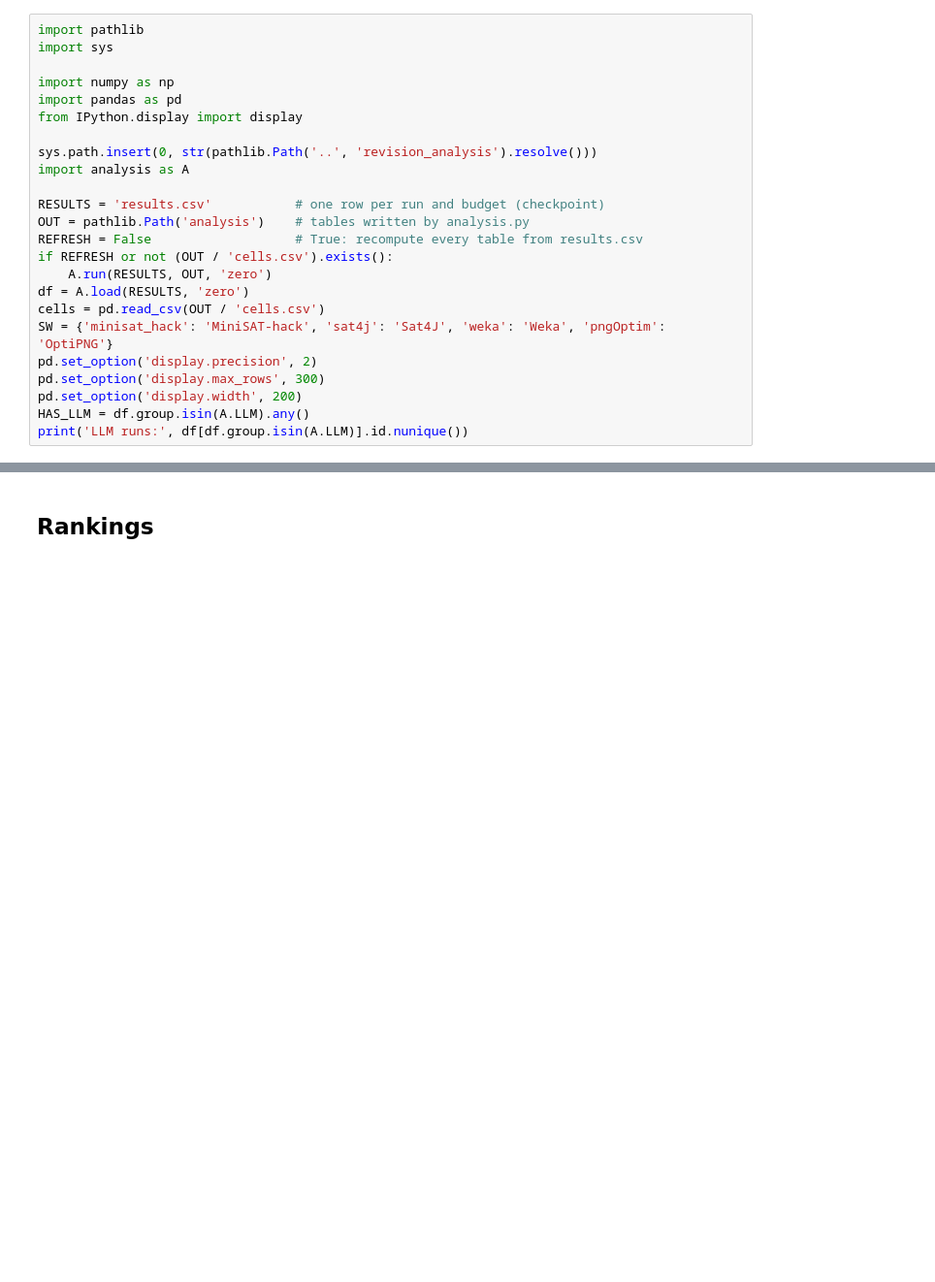
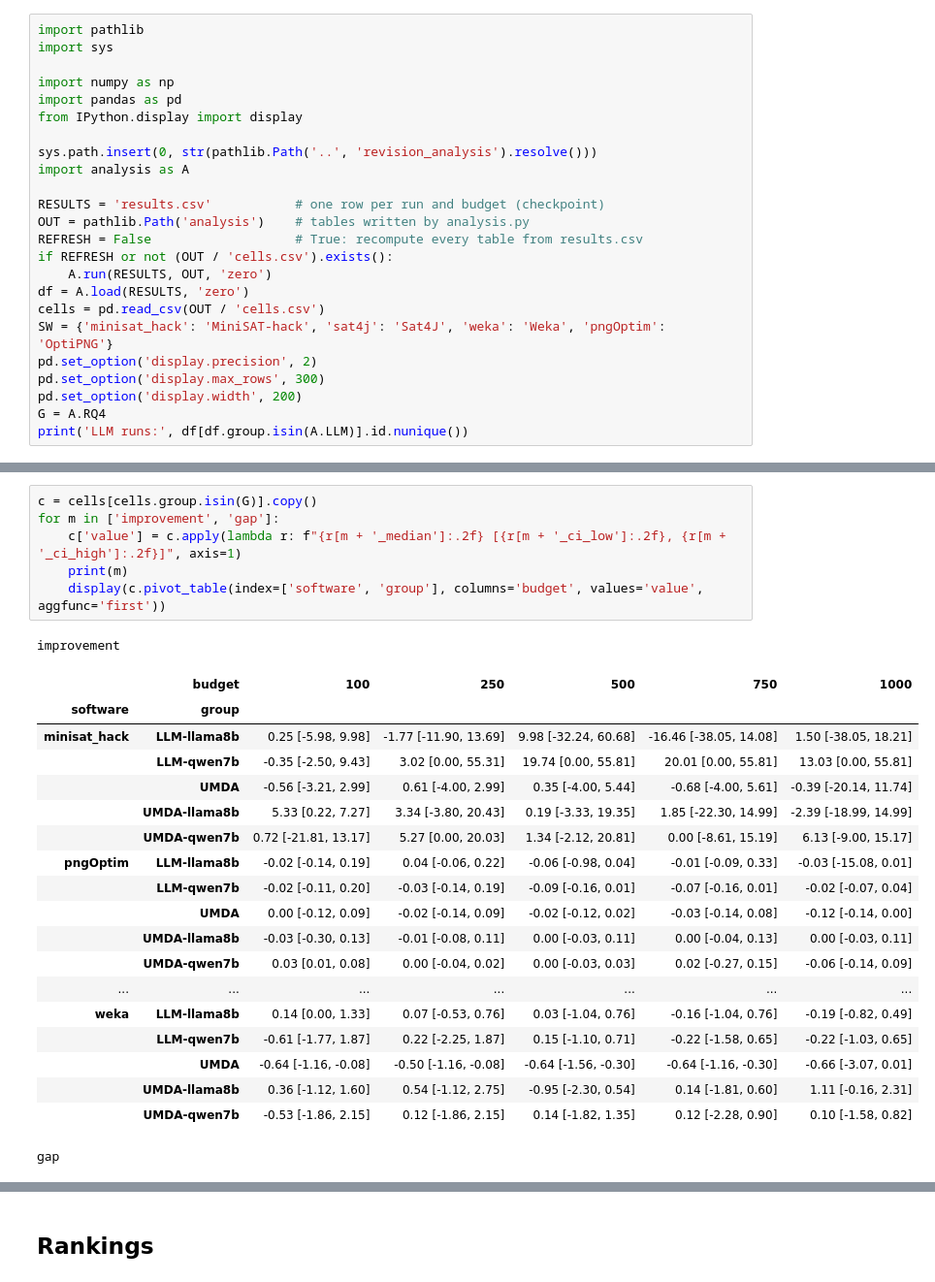
Before and after one commit to paberlo/magpie, a Jupyter notebook: experiments/results_revision/RQ4.ipynb, the cells around one changed output, grey strips where cells are left out. Shown at 97% size. Drawn from its saved outputs; the diff is of its cells as text; blank space fills up the shorter version.

```diff
--- a/experiments/results_revision/RQ4.ipynb
+++ b/experiments/results_revision/RQ4.ipynb
@@ -35,6 +35,6 @@ SW = {'minisat_hack': 'MiniSAT-hack', 'sat4j': 'Sat4J', 'weka': 'Weka', 'pngOpti
 pd.set_option('display.precision', 2)
 pd.set_option('display.max_rows', 300)
 pd.set_option('display.width', 200)
-HAS_LLM = df.group.isin(A.LLM).any()
+G = A.RQ4
 print('LLM runs:', df[df.group.isin(A.LLM)].id.nunique())
 # %% [output]
@@ -41,0 +46,27 @@ LLM runs: 0
+# %%
+c = cells[cells.group.isin(G)].copy()
+for m in ['improvement', 'gap']:
+    c['value'] = c.apply(lambda r: f"{r[m + '_median']:.2f} [{r[m + '_ci_low']:.2f}, {r[m + '_ci_high']:.2f}]", axis=1)
+    print(m)
+    display(c.pivot_table(index=['software', 'group'], columns='budget', values='value', aggfunc='first'))
+# %% [output]
+improvement
+|  | budget | 100 | 250 | 500 | 750 | 1000 |
+| software | group |  |  |  |  |  |
+| minisat_hack | LLM-llama8b | 0.25 [-5.98, 9.98] | -1.77 [-11.90, 13.69] | 9.98 [-32.24, 60.68] | -16.46 [-38.05, 14.08] | 1.50 [-38.05, 18.21] |
+|  | LLM-qwen7b | -0.35 [-2.50, 9.43] | 3.02 [0.00, 55.31] | 19.74 [0.00, 55.81] | 20.01 [0.00, 55.81] | 13.03 [0.00, 55.81] |
+|  | UMDA | -0.56 [-3.21, 2.99] | 0.61 [-4.00, 2.99] | 0.35 [-4.00, 5.44] | -0.68 [-4.00, 5.61] | -0.39 [-20.14, 11.74] |
+|  | UMDA-llama8b | 5.33 [0.22, 7.27] | 3.34 [-3.80, 20.43] | 0.19 [-3.33, 19.35] | 1.85 [-22.30, 14.99] | -2.39 [-18.99, 14.99] |
+|  | UMDA-qwen7b | 0.72 [-21.81, 13.17] | 5.27 [0.00, 20.03] | 1.34 [-2.12, 20.81] | 0.00 [-8.61, 15.19] | 6.13 [-9.00, 15.17] |
+| pngOptim | LLM-llama8b | -0.02 [-0.14, 0.19] | 0.04 [-0.06, 0.22] | -0.06 [-0.98, 0.04] | -0.01 [-0.09, 0.33] | -0.03 [-15.08, 0.01] |
+|  | LLM-qwen7b | -0.02 [-0.11, 0.20] | -0.03 [-0.14, 0.19] | -0.09 [-0.16, 0.01] | -0.07 [-0.16, 0.01] | -0.02 [-0.07, 0.04] |
+|  | UMDA | 0.00 [-0.12, 0.09] | -0.02 [-0.14, 0.09] | -0.02 [-0.12, 0.02] | -0.03 [-0.14, 0.08] | -0.12 [-0.14, 0.00] |
+|  | UMDA-llama8b | -0.03 [-0.30, 0.13] | -0.01 [-0.08, 0.11] | 0.00 [-0.03, 0.11] | 0.00 [-0.04, 0.13] | 0.00 [-0.03, 0.11] |
+|  | UMDA-qwen7b | 0.03 [0.01, 0.08] | 0.00 [-0.04, 0.02] | 0.00 [-0.03, 0.03] | 0.02 [-0.27, 0.15] | -0.06 [-0.14, 0.09] |
+| ... | ... | ... | ... | ... | ... | ... |
+| weka | LLM-llama8b | 0.14 [0.00, 1.33] | 0.07 [-0.53, 0.76] | 0.03 [-1.04, 0.76] | -0.16 [-1.04, 0.76] | -0.19 [-0.82, 0.49] |
+|  | LLM-qwen7b | -0.61 [-1.77, 1.87] | 0.22 [-2.25, 1.87] | 0.15 [-1.10, 0.71] | -0.22 [-1.58, 0.65] | -0.22 [-1.03, 0.65] |
+|  | UMDA | -0.64 [-1.16, -0.08] | -0.50 [-1.16, -0.08] | -0.64 [-1.56, -0.30] | -0.64 [-1.16, -0.30] | -0.66 [-3.07, 0.01] |
+|  | UMDA-llama8b | 0.36 [-1.12, 1.60] | 0.54 [-1.12, 2.75] | -0.95 [-2.30, 0.54] | 0.14 [-1.81, 0.60] | 1.11 [-0.16, 2.31] |
+|  | UMDA-qwen7b | -0.53 [-1.86, 2.15] | 0.12 [-1.86, 2.15] | 0.14 [-1.82, 1.35] | 0.12 [-2.28, 0.90] | 0.10 [-1.58, 0.82] |
+gap
```
Also changed, not shown: parts of 27 cells of this notebook, 23 other files.
